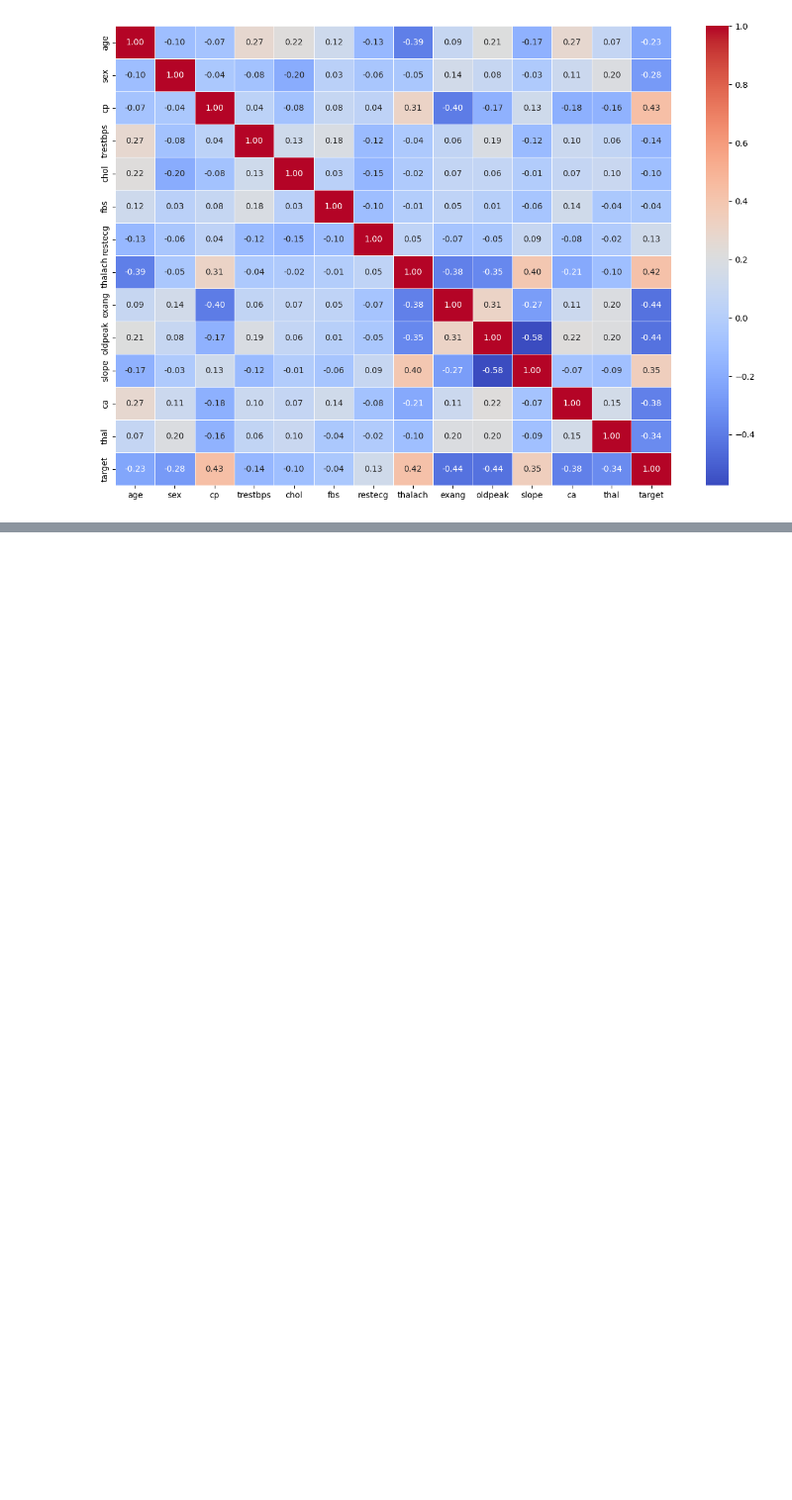
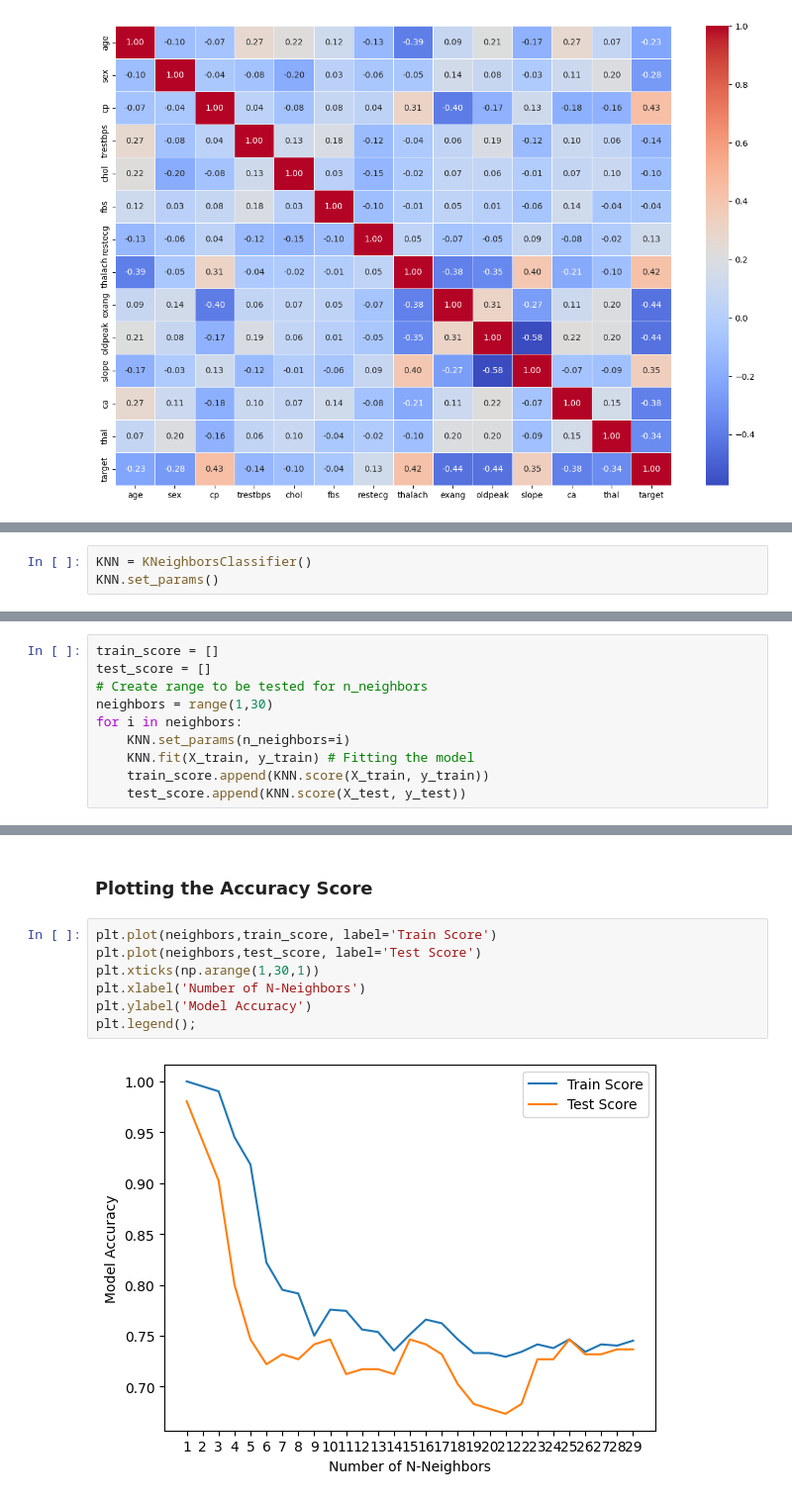
Before and after one commit to TheMuazAshraf/sklearn-heart-disease-predictor, a Jupyter notebook: main.ipynb, the cells around one changed output, grey strips where cells are left out. Shown: that part at 99% size. Cells and saved outputs as stored; diff of their text form; blank space fills up the shorter version.

```diff
--- a/main.ipynb
+++ b/main.ipynb
@@ -213,0 +328,3 @@ plot = sns.heatmap(corr_map, annot=True, fmt=".2f", cmap='coolwarm', linewidths=
+# %%
+KNN = KNeighborsClassifier()
+KNN.set_params()
@@ -213,0 +333,10 @@ plot = sns.heatmap(corr_map, annot=True, fmt=".2f", cmap='coolwarm', linewidths=
+# %%
+train_score = []
+test_score = []
+# Create range to be tested for n_neighbors
+neighbors = range(1,30)
+for i in neighbors:
+    KNN.set_params(n_neighbors=i)
+    KNN.fit(X_train, y_train) # Fitting the model
+    train_score.append(KNN.score(X_train, y_train))
+    test_score.append(KNN.score(X_test, y_test))
@@ -213,0 +383,11 @@ plot = sns.heatmap(corr_map, annot=True, fmt=".2f", cmap='coolwarm', linewidths=
+# %% [markdown]
+### Plotting the Accuracy Score
+# %%
+plt.plot(neighbors,train_score, label='Train Score')
+plt.plot(neighbors,test_score, label='Test Score')
+plt.xticks(np.arange(1,30,1))
+plt.xlabel('Number of N-Neighbors')
+plt.ylabel('Model Accuracy')
+plt.legend();
+# %% [output]
+[figure, added]
```
Also changed, not shown: parts of 32 cells of this notebook.
